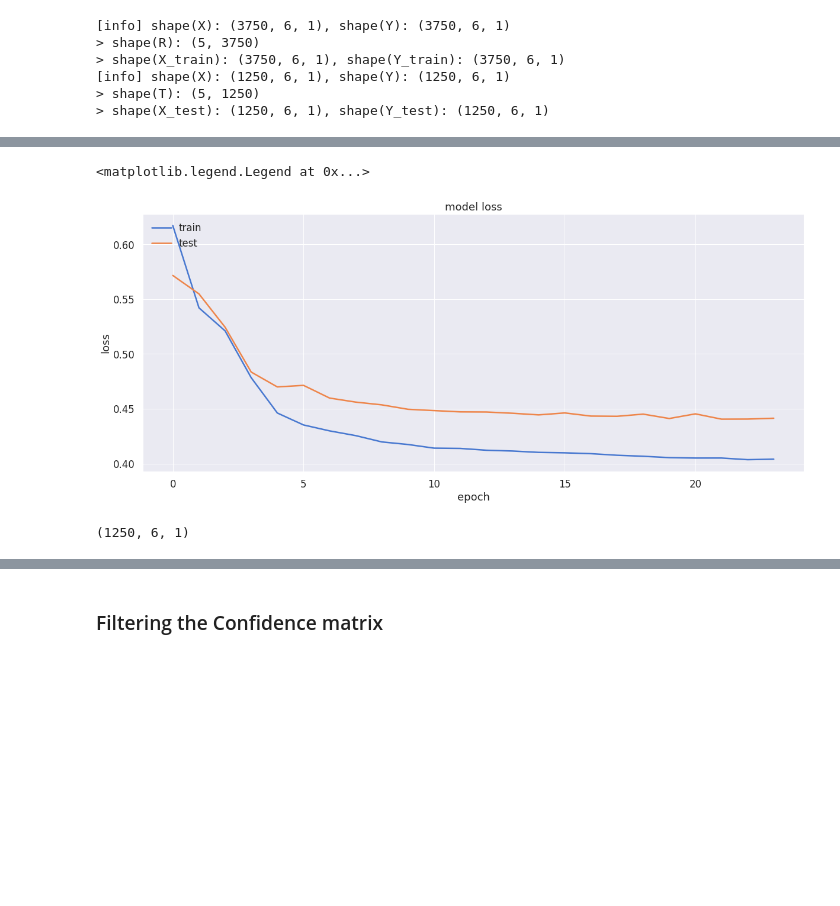
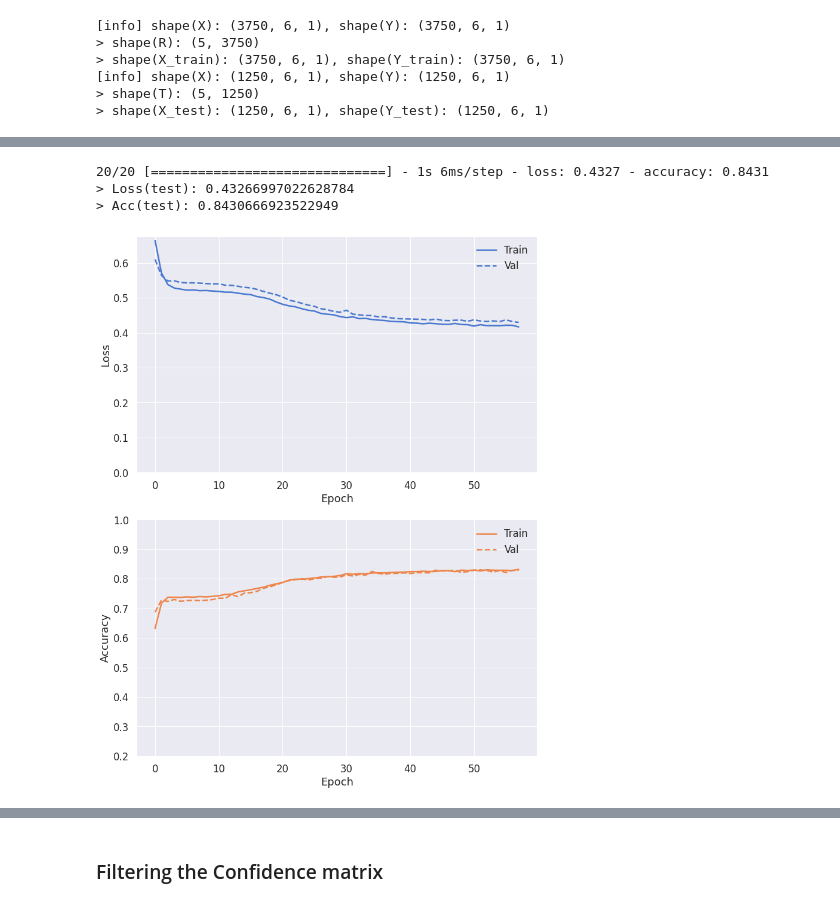
Before and after one commit to pleiadian53/cf_ensemble, a Jupyter notebook: Demo-CF-Stacking-part5.ipynb, the cells around one changed output, grey strips where cells are left out. Cells and saved outputs as stored; diff of their text form; code cells hidden in the pictures; blank space fills up the shorter version.

```diff
--- a/Demo-CF-Stacking-part5.ipynb
+++ b/Demo-CF-Stacking-part5.ipynb
@@ -238,6 +243,8 @@ R: Rating/probability matrix for the TRAIN set
 # import utils_cf as uc
 # import polarity_models as pmodel
 
-include_label = True # include class labels as part of the training data?
-policy_threshold = 'fmax'
+include_label = True # Set to True to include class labels as part of the training data
+
+# policy_threshold = 'balanced' # Options: 'fmax', 'acc'/'balanced', 'auc'];
+# NOTE: `acc` is really "balanced accuracy"
 # %% [markdown]
@@ -379,19 +450,56 @@ PREDICTION ACCURACY (%):
-# %%
-%matplotlib inline
-f, ax1 = plt.subplots(nrows=1, ncols=1,figsize=(20,8))
-
-plt.plot(history.history["loss"])
-plt.plot(history.history["val_loss"])
-plt.title("model loss")
-plt.ylabel("loss")
-plt.xlabel("epoch")
-plt.legend(["train", "test"], loc="upper left")
-#plt.show()
-# %% [output]
-<matplotlib.legend.Legend at 0x...>
-[figure, removed]
-# %%
-X_test.shape
-# %% [output]
-(1250, 6, 1)
+# %%
+# Evaluating the model on the test set
+
+loss, score = model_seq.evaluate(X_test, Y_test, batch_size=batch_size)
+print(f"> Loss(test): {loss}")
+print(f"> Acc(test): {score}")
+# %% [output]
+20/20 [==============================] - 1s 6ms/step - loss: 0.4327 - accuracy: 0.8431
+> Loss(test): 0.43266997022628784
+> Acc(test): 0.8430666923522949
+# %%
+%matplotlib inline
+# f, ax1 = plt.subplots(nrows=1, ncols=1,figsize=(20,8))
+
+# plt.plot(history.history["loss"])
+# plt.plot(history.history["val_loss"])
+# plt.title("model loss")
+# plt.ylabel("loss")
+# plt.xlabel("epoch")
+# plt.legend(["train", "test"], loc="upper left")
+#plt.show()
+
+
+def plot_metrics(history,
+                 metrics=['loss', 'accuracy'], # 'prc', 'precision', 'recall'
+                 nrows = None, ncols = None):
+
+    if nrows is None: nrows = len(metrics)
+    if ncols is None: ncols = 1
+    f, ax1 = plt.subplots(nrows=nrows, ncols=ncols, figsize=(12, 8*nrows))
+    # mpl.rcParams['figure.figsize'] = (20, 8)
+    colors = plt.rcParams['axes.prop_cycle'].by_key()['color']
+
+    for n, metric in enumerate(metrics):
+        name = metric.replace("_"," ").capitalize()
+        plt.subplot(nrows, ncols, n+1)
+        plt.plot(history.epoch, history.history[metric], color=colors[n], label='Train')
+        plt.plot(history.epoch, history.history['val_'+metric],
+             color=colors[n], linestyle="--", label='Val')
+        plt.xlabel('Epoch')
+        plt.ylabel(name)
+        if metric == 'loss':
+            plt.ylim([0, plt.ylim()[1]])
+        elif metric == 'auc':
+            plt.ylim([0.7,1])
+        elif metric.startswith('acc'):
+            plt.ylim([0.2,1])
+        else:
+            plt.ylim([0,1])
+
+        plt.legend();
+
+plot_metrics(history)
+# %% [output]
+[figure, added]
 # %%
```
Also changed, not shown: parts of 35 cells of this notebook, 8 other files.
